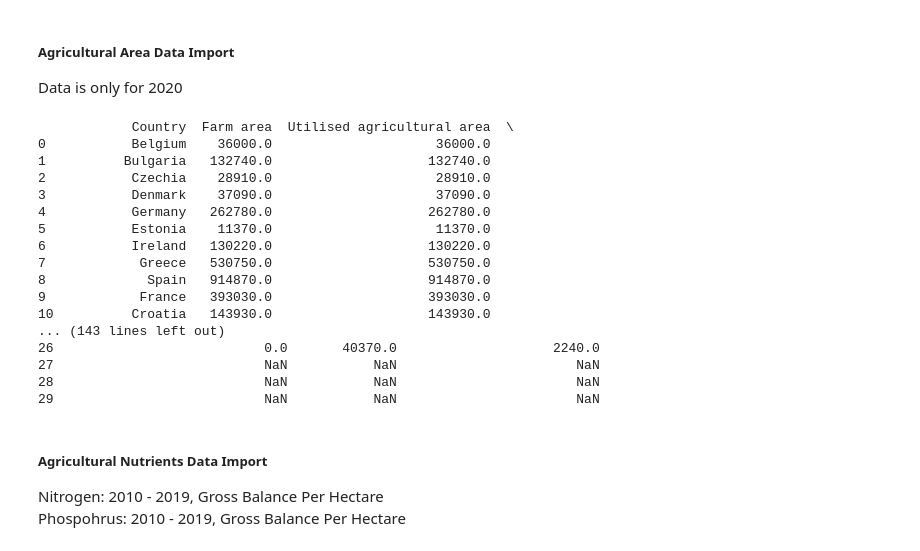
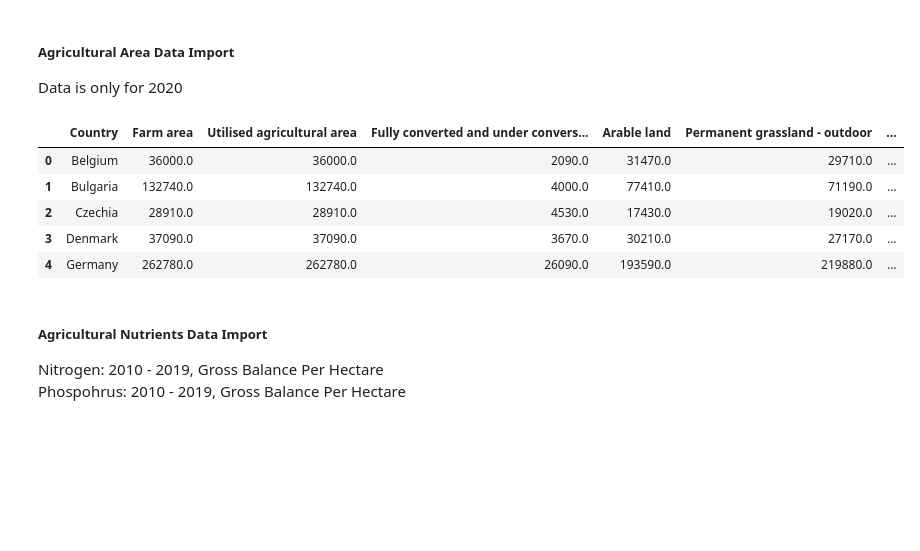
Before and after one commit to frisostolk/DDS-2023, a Jupyter notebook: notebook/team_project_example.ipynb, the cells around one changed output. Drawn from its saved outputs; the diff is of its cells as text; code cells hidden in the pictures; blank space fills up the shorter version.

```diff
--- a/notebook/team_project_example.ipynb
+++ b/notebook/team_project_example.ipynb
@@ -95,26 +96,15 @@ Data is only for 2020
 # %%
 agri_area_general = pd.read_excel("../data/agri_area/general_area_2020.xlsx", "Sheet 1", header=11, usecols="A,B,D,F,H,J,L,N,P,R,T,V", skiprows=[12], skipfooter=5, na_values=":")
 agri_area_general = agri_area_general.rename(columns={"CROPS (Labels)": "Country"})
 
-print(agri_area_general)
+agri_area_general.head()
 # %% [output]
-            Country  Farm area  Utilised agricultural area  \
-0           Belgium    36000.0                     36000.0
-1          Bulgaria   132740.0                    132740.0
-2           Czechia    28910.0                     28910.0
-3           Denmark    37090.0                     37090.0
-4           Germany   262780.0                    262780.0
-5           Estonia    11370.0                     11370.0
-6           Ireland   130220.0                    130220.0
-7            Greece   530750.0                    530750.0
-8             Spain   914870.0                    914870.0
-9            France   393030.0                    393030.0
-10          Croatia   143930.0                    143930.0
-... (143 lines left out)
-26                           0.0       40370.0                    2240.0
-27                           NaN           NaN                       NaN
-28                           NaN           NaN                       NaN
-29                           NaN           NaN                       NaN
+|  | Country | Farm area | Utilised agricultural area | Fully converted and under convers... | Arable land | Permanent grassland - outdoor | ... |
+| 0 | Belgium | 36000.0 | 36000.0 | 2090.0 | 31470.0 | 29710.0 | ... |
+| 1 | Bulgaria | 132740.0 | 132740.0 | 4000.0 | 77410.0 | 71190.0 | ... |
+| 2 | Czechia | 28910.0 | 28910.0 | 4530.0 | 17430.0 | 19020.0 | ... |
+| 3 | Denmark | 37090.0 | 37090.0 | 3670.0 | 30210.0 | 27170.0 | ... |
+| 4 | Germany | 262780.0 | 262780.0 | 26090.0 | 193590.0 | 219880.0 | ... |
 # %% [markdown]
 ##### Agricultural Nutrients Data Import
 
```
Also changed, not shown: parts of 4 cells of this notebook.
